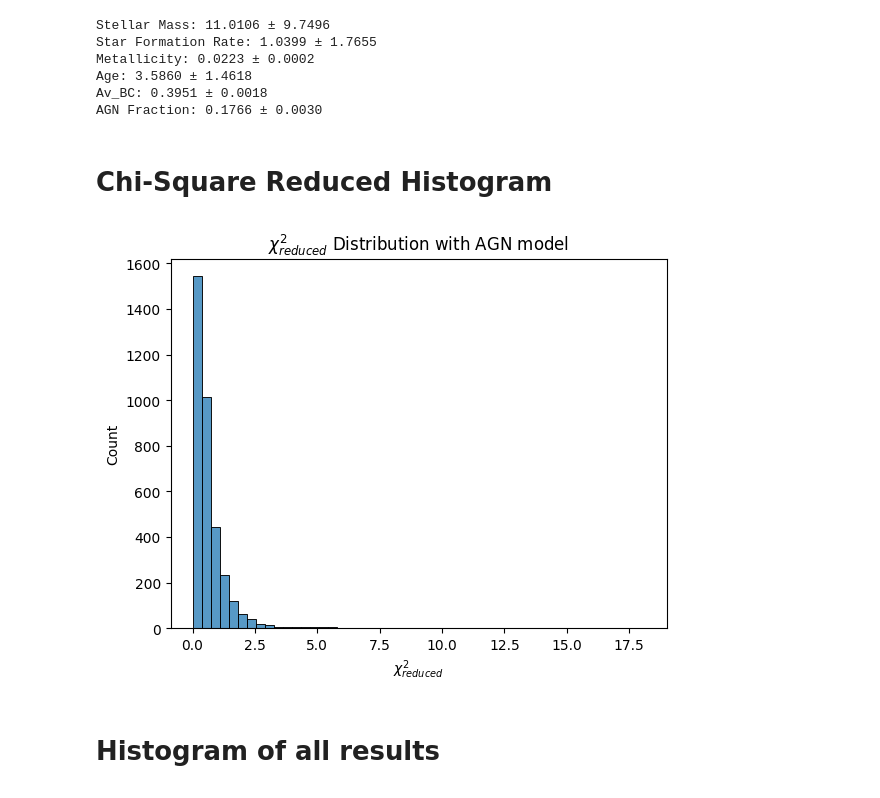
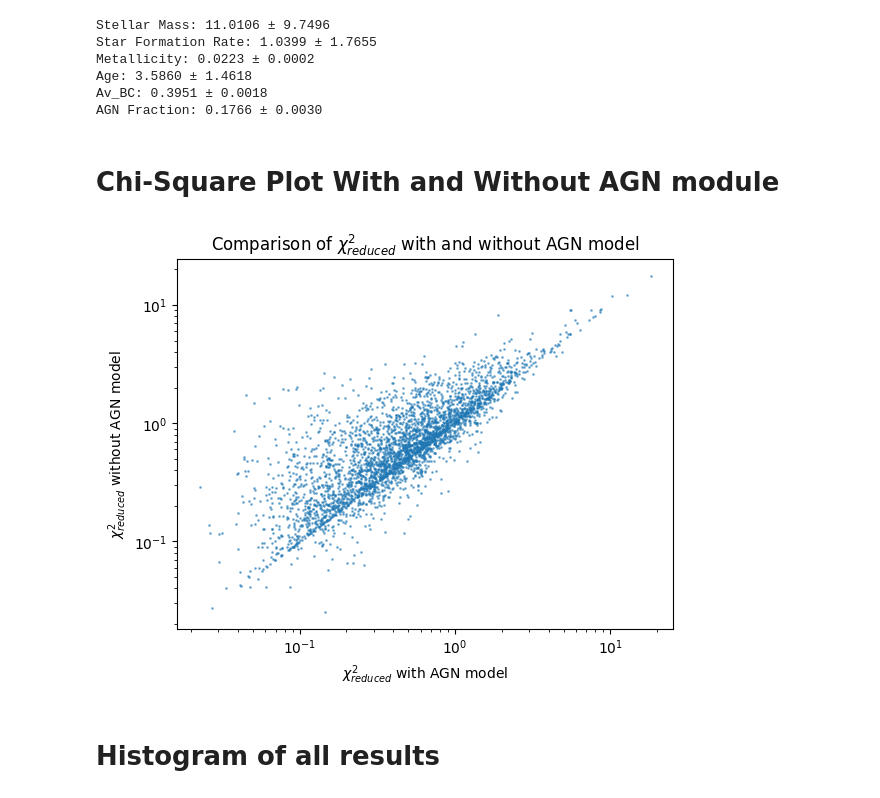
Before and after one commit to theWebTardigrade/fundamental-properties-of-EMU-radio-sources, a Jupyter notebook: code/8_CIGALE_results_EMU.ipynb, the cells around one changed output. Drawn from its saved outputs; the diff is of its cells as text; code cells hidden in the pictures.

```diff
--- a/code/8_CIGALE_results_EMU.ipynb
+++ b/code/8_CIGALE_results_EMU.ipynb
@@ -111,17 +109,18 @@ Age: 3.5860 ± 1.4618
 Av_BC: 0.3951 ± 0.0018
 AGN Fraction: 0.1766 ± 0.0030
 # %% [markdown]
-# Chi-Square Reduced Histogram
+# Chi-Square Plot With and Without AGN module
 # %%
-# Example: create a histogram of the 'measurement' column
-sns.histplot(data=catalog_pd, x='best.reduced_chi_square', bins=50)
+plt.scatter(catalog_pd['best.reduced_chi_square'], without_agn_pd['best.reduced_chi_square'], s=1, alpha=0.5)
+plt.xscale('log')
+plt.yscale('log')
 
-plt.xlabel(r'$\chi^2_{reduced}$')
-plt.ylabel('Count')
-plt.title(r'$\chi^2_{reduced}$ Distribution with AGN model')
+plt.xlabel(r'$\chi^2_{reduced}$ with AGN model')
+plt.ylabel(r'$\chi^2_{reduced}$ without AGN model')
+plt.title(r'Comparison of $\chi^2_{reduced}$ with and without AGN model')
 plt.show()
 # %% [output]
-[figure, old version]
+[figure, new version]
 # %% [markdown]
 # Histogram of all results
 # %%
```
Also changed, not shown: parts of 2 cells of this notebook, 2 other files.
